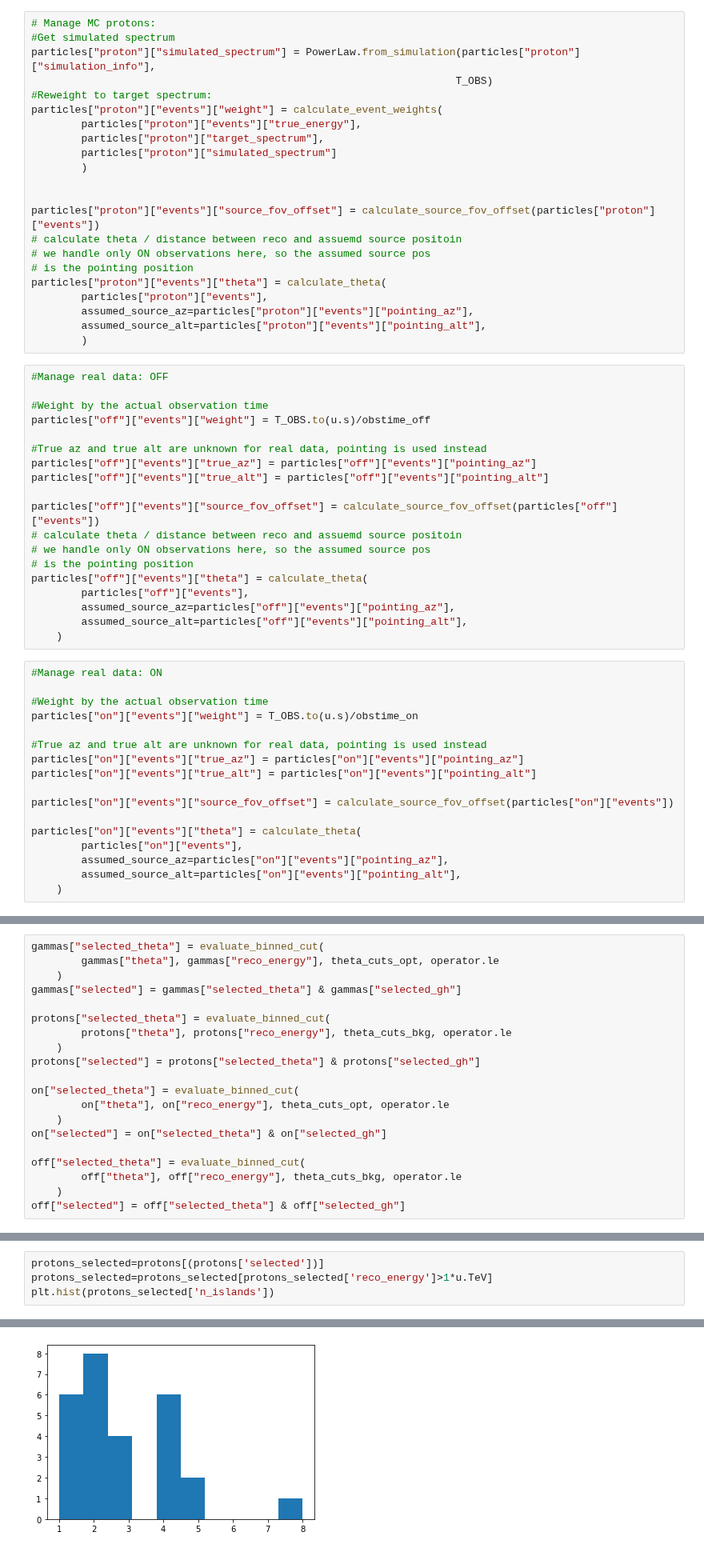
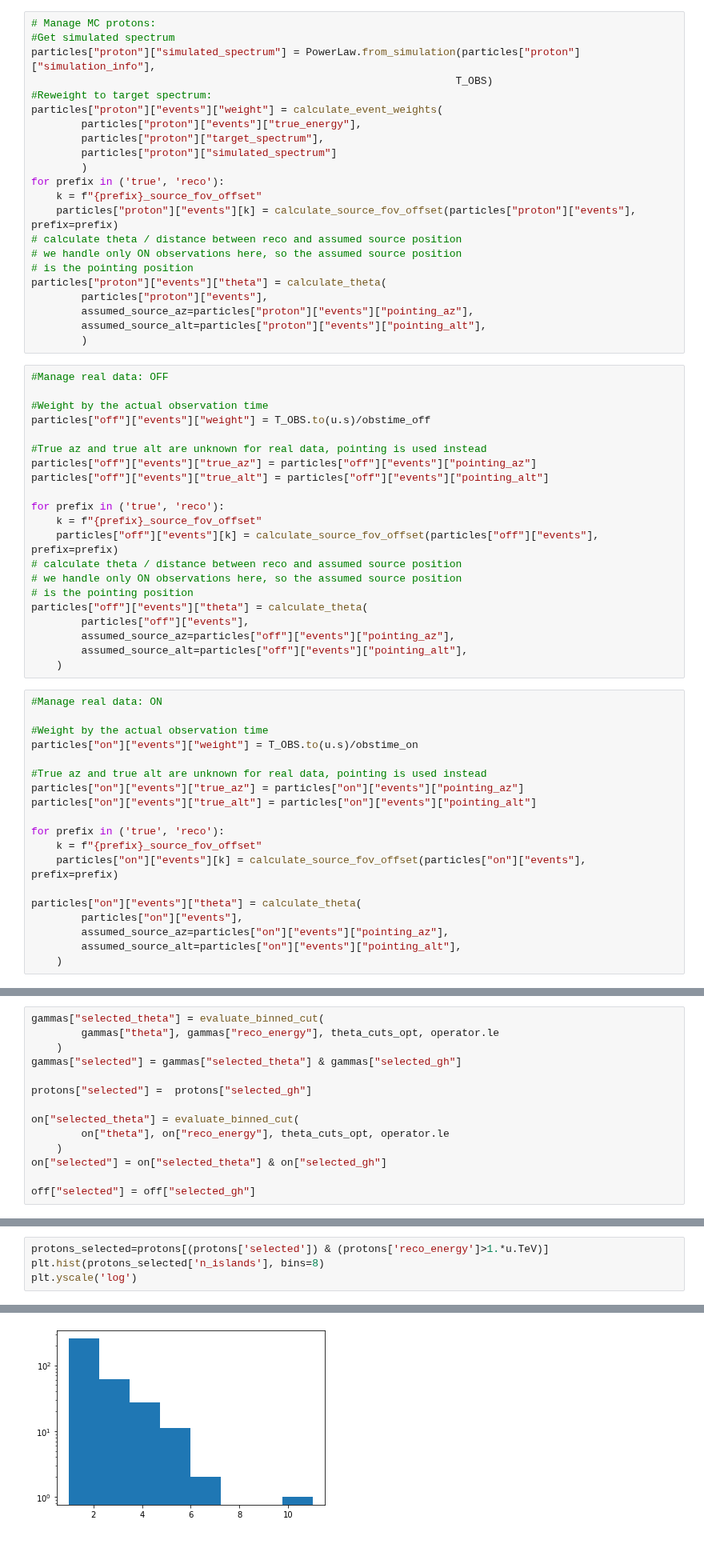
Before and after one commit to cta-observatory/cta-lstchain, a Jupyter notebook: notebooks/lst_sensitivity_pyirf.ipynb, the cells around one changed output, grey strips where cells are left out. Shown at 80% size. Drawn from its saved outputs; the diff is of its cells as text.

```diff
--- a/notebooks/lst_sensitivity_pyirf.ipynb
+++ b/notebooks/lst_sensitivity_pyirf.ipynb
@@ -232,11 +238,11 @@ particles["proton"]["events"]["weight"] = calculate_event_weights(
         particles["proton"]["target_spectrum"],
         particles["proton"]["simulated_spectrum"]
         )
-
-
-particles["proton"]["events"]["source_fov_offset"] = calculate_source_fov_offset(particles["proton"]["events"])
-# calculate theta / distance between reco and assuemd source positoin
-# we handle only ON observations here, so the assumed source pos
+for prefix in ('true', 'reco'):
+    k = f"{prefix}_source_fov_offset"
+    particles["proton"]["events"][k] = calculate_source_fov_offset(particles["proton"]["events"], prefix=prefix)
+# calculate theta / distance between reco and assumed source position
+# we handle only ON observations here, so the assumed source position
 # is the pointing position
 particles["proton"]["events"]["theta"] = calculate_theta(
         particles["proton"]["events"],
@@ -253,9 +259,11 @@ particles["off"]["events"]["weight"] = T_OBS.to(u.s)/obstime_off
 particles["off"]["events"]["true_az"] = particles["off"]["events"]["pointing_az"]
 particles["off"]["events"]["true_alt"] = particles["off"]["events"]["pointing_alt"]
 
-particles["off"]["events"]["source_fov_offset"] = calculate_source_fov_offset(particles["off"]["events"])
-# calculate theta / distance between reco and assuemd source positoin
-# we handle only ON observations here, so the assumed source pos
+for prefix in ('true', 'reco'):
+    k = f"{prefix}_source_fov_offset"
+    particles["off"]["events"][k] = calculate_source_fov_offset(particles["off"]["events"], prefix=prefix)
+# calculate theta / distance between reco and assumed source position
+# we handle only ON observations here, so the assumed source position
 # is the pointing position
 particles["off"]["events"]["theta"] = calculate_theta(
         particles["off"]["events"],
@@ -272,7 +280,9 @@ particles["on"]["events"]["weight"] = T_OBS.to(u.s)/obstime_on
 particles["on"]["events"]["true_az"] = particles["on"]["events"]["pointing_az"]
 particles["on"]["events"]["true_alt"] = particles["on"]["events"]["pointing_alt"]
 
-particles["on"]["events"]["source_fov_offset"] = calculate_source_fov_offset(particles["on"]["events"])
+for prefix in ('true', 'reco'):
+    k = f"{prefix}_source_fov_offset"
+    particles["on"]["events"][k] = calculate_source_fov_offset(particles["on"]["events"], prefix=prefix)
 
 particles["on"]["events"]["theta"] = calculate_theta(
         particles["on"]["events"],
@@ -379,20 +384,14 @@ gammas["selected_theta"] = evaluate_binned_cut(
     )
 gammas["selected"] = gammas["selected_theta"] & gammas["selected_gh"]
 
-protons["selected_theta"] = evaluate_binned_cut(
-        protons["theta"], protons["reco_energy"], theta_cuts_bkg, operator.le
-    )
-protons["selected"] = protons["selected_theta"] & protons["selected_gh"]
+protons["selected"] =  protons["selected_gh"]
 
 on["selected_theta"] = evaluate_binned_cut(
         on["theta"], on["reco_energy"], theta_cuts_opt, operator.le
     )
 on["selected"] = on["selected_theta"] & on["selected_gh"]
 
-off["selected_theta"] = evaluate_binned_cut(
-        off["theta"], off["reco_energy"], theta_cuts_bkg, operator.le
-    )
-off["selected"] = off["selected_theta"] & off["selected_gh"]
+off["selected"] = off["selected_gh"]
 # %% [markdown]
 ### Crate event histograms
 # %%
@@ -917,5 +772,5 @@ plt.show()
 # %%
-protons_selected=protons[(protons['selected'])]
-protons_selected=protons_selected[protons_selected['reco_energy']>1*u.TeV]
-plt.hist(protons_selected['n_islands'])
+protons_selected=protons[(protons['selected']) & (protons['reco_energy']>1.*u.TeV)]
+plt.hist(protons_selected['n_islands'], bins=8)
+plt.yscale('log')
 # %% [output]
@@ -925 +777 @@ plt.hist(protons_selected['n_islands'])
-[figure, old version]
+[figure, new version]
```
Also changed, not shown: parts of 51 cells of this notebook.
